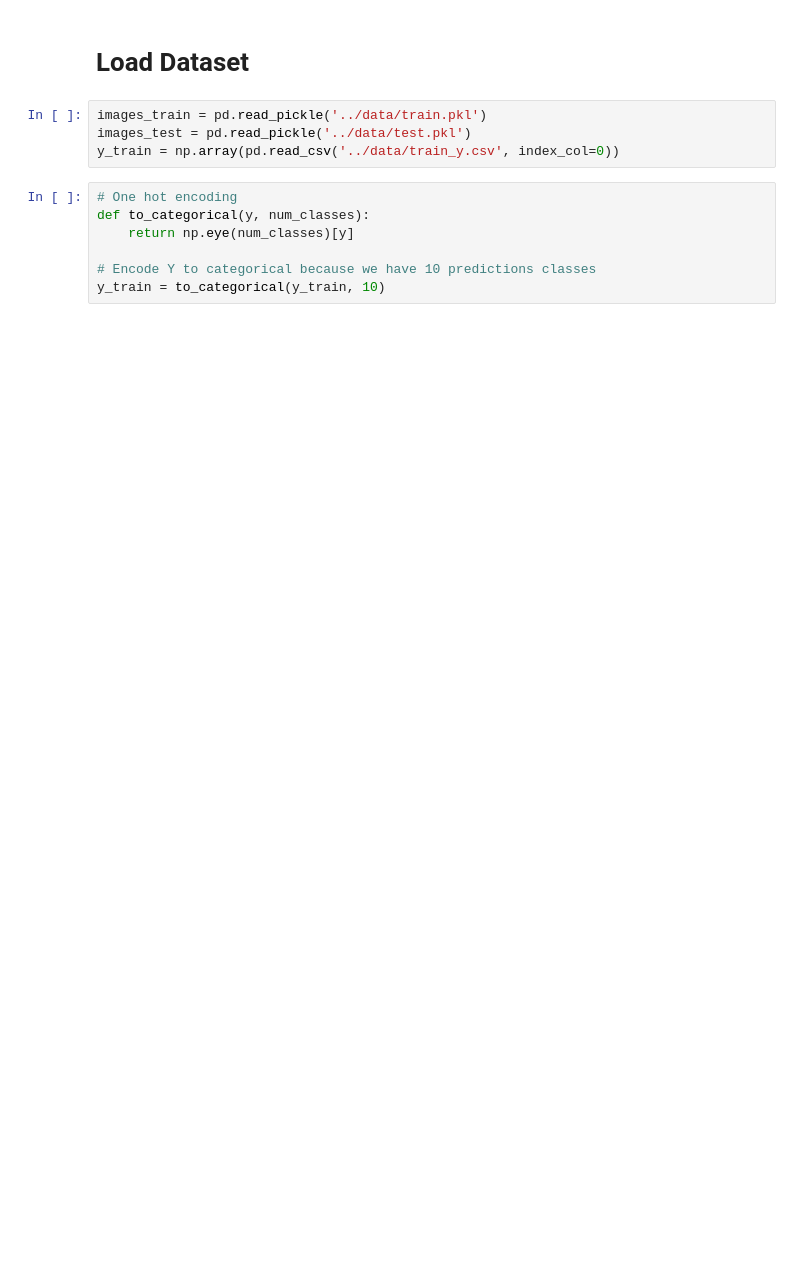
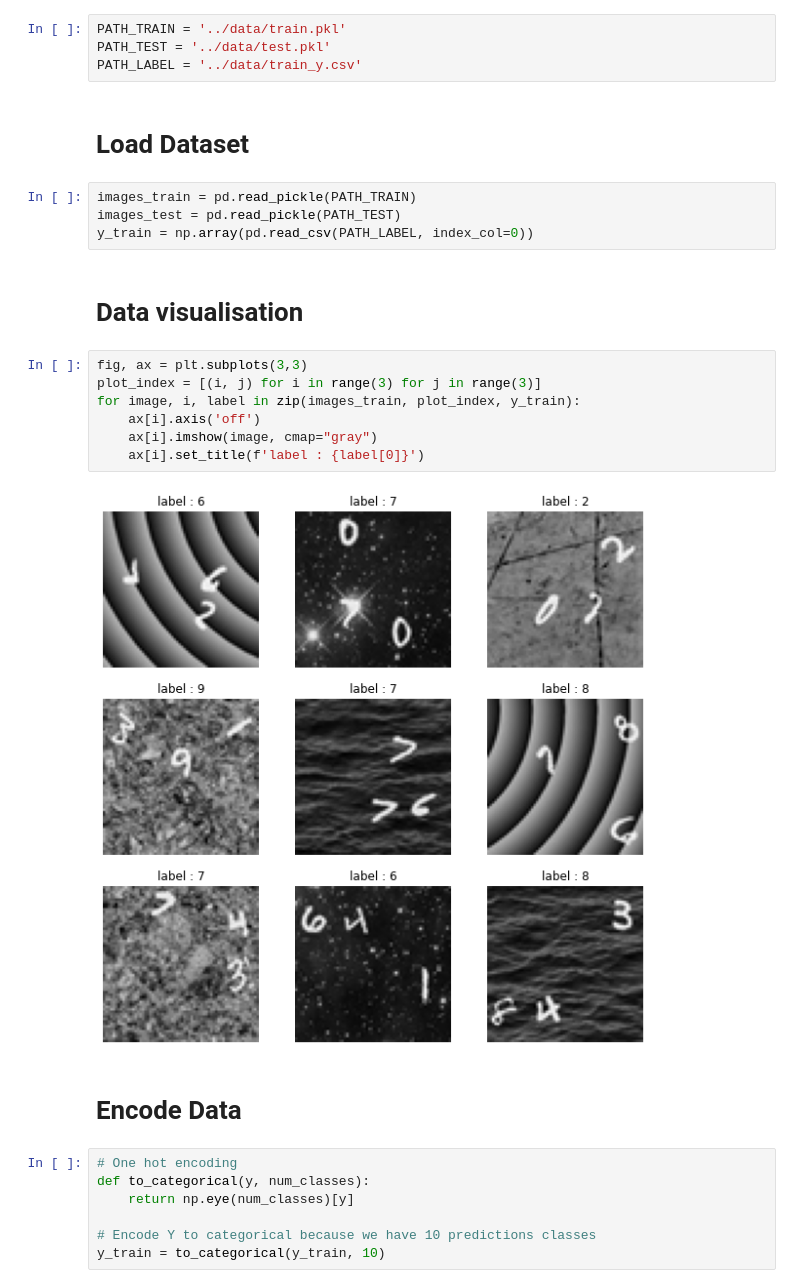
Before and after one commit to PeopleOfPlay/GLO-7050-mp3, a Jupyter notebook: main.ipynb, the cells around one changed output. Saved outputs shown, nothing was run; the diff lists cells and outputs as text; blank space fills up the shorter version.

```diff
--- a/main.ipynb
+++ b/main.ipynb
@@ -24,9 +25,26 @@ DEVICE = torch.device('cuda') if torch.cuda.is_available() else torch.device('cp
+# %%
+PATH_TRAIN = '../data/train.pkl'
+PATH_TEST = '../data/test.pkl'
+PATH_LABEL = '../data/train_y.csv'
 # %% [markdown]
 # Load Dataset
 # %%
-images_train = pd.read_pickle('../data/train.pkl')
-images_test = pd.read_pickle('../data/test.pkl')
-y_train = np.array(pd.read_csv('../data/train_y.csv', index_col=0))
+images_train = pd.read_pickle(PATH_TRAIN)
+images_test = pd.read_pickle(PATH_TEST)
+y_train = np.array(pd.read_csv(PATH_LABEL, index_col=0))
+# %% [markdown]
+# Data visualisation
+# %%
+fig, ax = plt.subplots(3,3)
+plot_index = [(i, j) for i in range(3) for j in range(3)]
+for image, i, label in zip(images_train, plot_index, y_train):
+    ax[i].axis('off')
+    ax[i].imshow(image, cmap="gray")
+    ax[i].set_title(f'label : {label[0]}')
+# %% [output]
+[figure, added]
+# %% [markdown]
+# Encode Data
 # %%
 # One hot encoding
 def to_categorical(y, num_classes):
```
Also changed, not shown: parts of 9 cells of this notebook.
